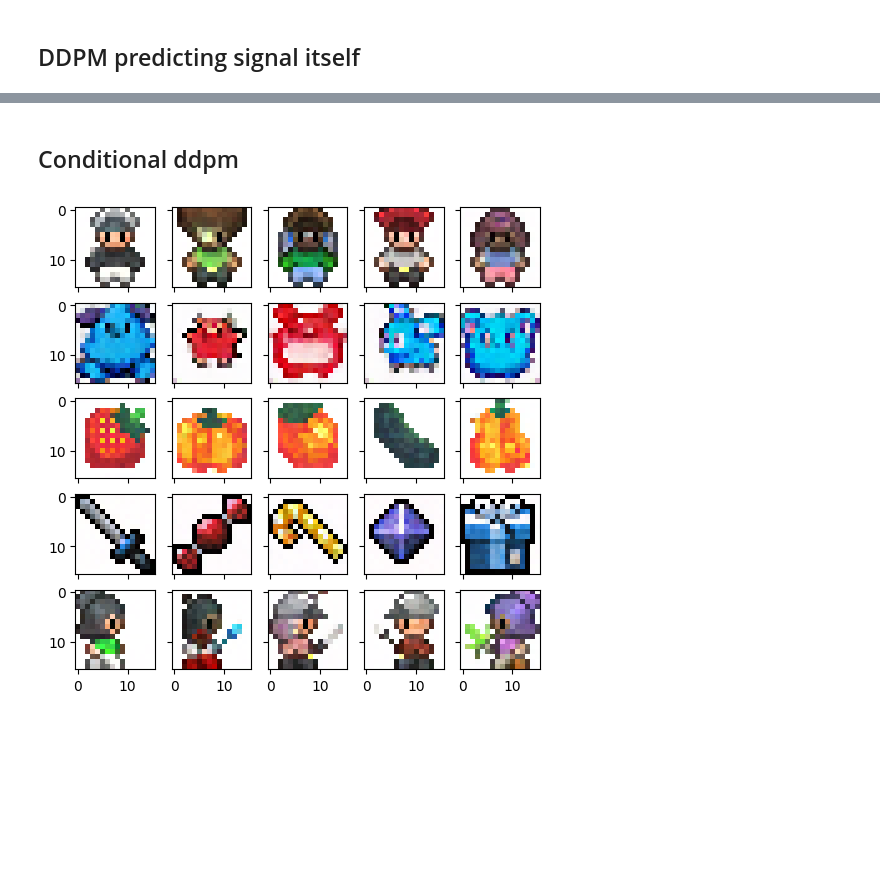
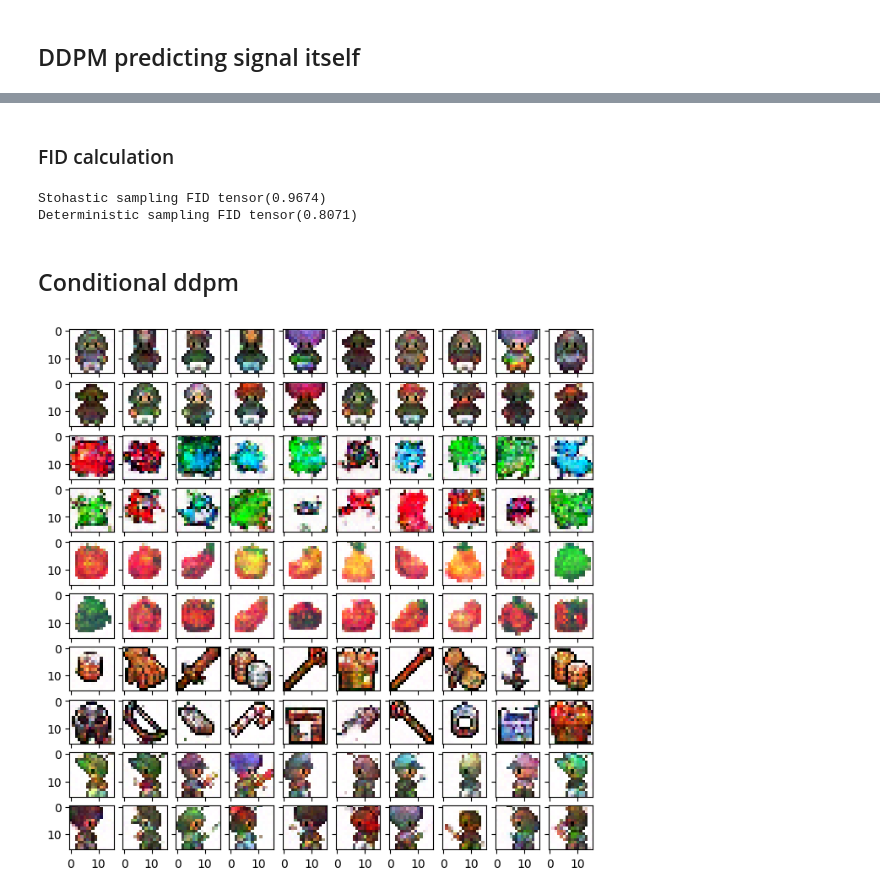
Before and after one commit to J3ne4ek/diffusion_models, a Jupyter notebook: sample_examples.ipynb, the cells around one changed output, grey strips where cells are left out. Cells and saved outputs as stored; diff of their text form; code cells hidden in the pictures; blank space fills up the shorter version.

Commit message:
add weights

```diff
--- a/sample_examples.ipynb
+++ b/sample_examples.ipynb
@@ -89,9 +242,9 @@ diffusion_model.train(n_epochs, data_loader, len(dataset))
 # %%
-new_image = diffusion_model.sample(25)
-fig, ax = plt.subplots(nrows=5, ncols=5,figsize=(6, 6), \
+stohastic_images = diffusion_model.sample(100)
+fig, ax = plt.subplots(nrows=10, ncols=10,figsize=(8, 8), \
                         sharey=True, sharex=True)
 
-new_images = np.transpose(new_image.to("cpu"), (0, 2, 3, 1))
+new_images = np.transpose(stohastic_images.to("cpu"), (0, 2, 3, 1))
 for img, fig_x in zip(new_images, ax.flatten()):
     fig_x.imshow(img)
     fig_x.grid(False)
@@ -99,0 +255,9 @@ for img, fig_x in zip(new_images, ax.flatten()):
+# %%
+deterministic_images = diffusion_model.sample(100, eta=0)
+fig, ax = plt.subplots(nrows=10, ncols=10,figsize=(8, 8), \
+                        sharey=True, sharex=True)
+
+new_images = np.transpose(deterministic_images.to("cpu"), (0, 2, 3, 1))
+for img, fig_x in zip(new_images, ax.flatten()):
+    fig_x.imshow(img)
+    fig_x.grid(False)
@@ -99,0 +266,17 @@ for img, fig_x in zip(new_images, ax.flatten()):
+# %% [markdown]
+### FID calculation
+# %%
+fid = FrechetInceptionDistance(feature=64)
+
+imgs_dist2 = stohastic_images.to("cpu")
+
+fid.update(imgs_dist1, real=True)
+fid.update(imgs_dist2, real=False)
+print("Stohastic sampling FID", fid.compute())
+
+imgs_dist2 = deterministic_images.to("cpu")
+fid.update(imgs_dist2, real=False)
+print("Deterministic sampling FID", fid.compute())
+# %% [output]
+Stohastic sampling FID tensor(0.9674)
+Deterministic sampling FID tensor(0.8071)
@@ -104,20 +289,19 @@ n_steps = 500
 
 model = UNet(in_channels=3, out_channels=3, n_steps=n_steps, n_classes=5).to(device)
 diffusion_model = DiffusionModel(model, img_size=16, n_steps=n_steps, is_conditioned=True)
-n_epochs = 30
-losses = diffusion_model.train(n_epochs, data_loader, len(dataset))
-
-# best loss 0.029
+n_epochs = 100
+#losses = diffusion_model.train(n_epochs, data_loader, len(resampled_dataset))
+diffusion_model.upload_weights("conditional_ddpm.pt")
 # %%
-labels = torch.Tensor([[0]] * 5 + [[1]] * 5 + [[2]] * 5 + [[3]] * 5 + [[4]] * 5).to(device).long()
+target_labels = torch.Tensor([[0]] * 20 + [[1]] * 20 + [[2]] * 20 + [[3]] * 20 + [[4]] * 20).to(device).long()
 # %%
-new_image = diffusion_model.sample(25, labels, 2)
-fig, ax = plt.subplots(nrows=5, ncols=5,figsize=(6, 6), \
+new_image = diffusion_model.sample(100, target_labels, eta=1, w=1)
+fig, ax = plt.subplots(nrows=10, ncols=10,figsize=(8, 8), \
                         sharey=True, sharex=True)
 
 new_images = np.transpose(new_image.to("cpu"), (0, 2, 3, 1))
 for img, fig_x in zip(new_images, ax.flatten()):
     fig_x.imshow(img)
     fig_x.grid(False)
 # %% [output]
-[figure, old version]
+[figure, new version]
```
Also changed, not shown: parts of 37 cells of this notebook, 3 other files.
